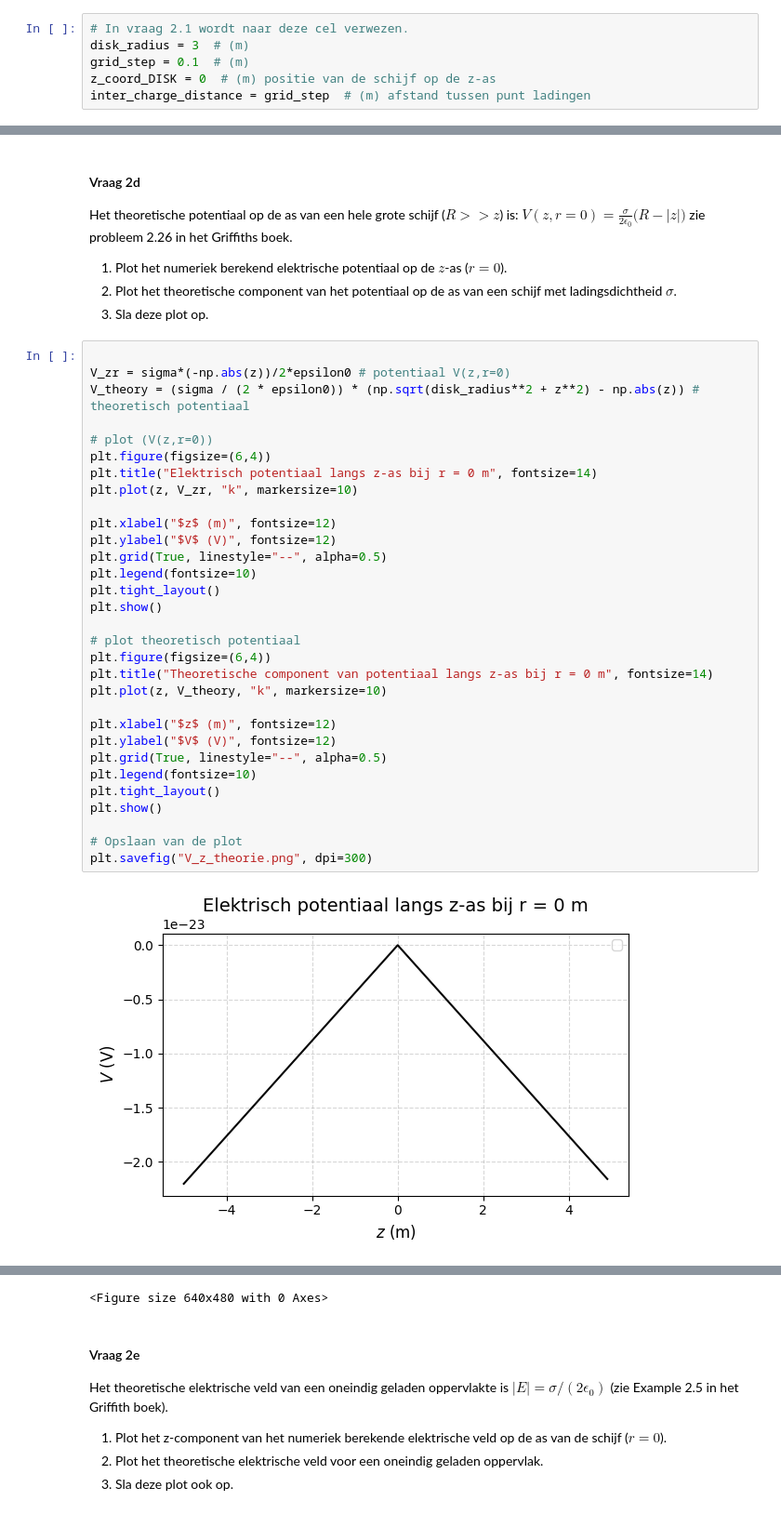
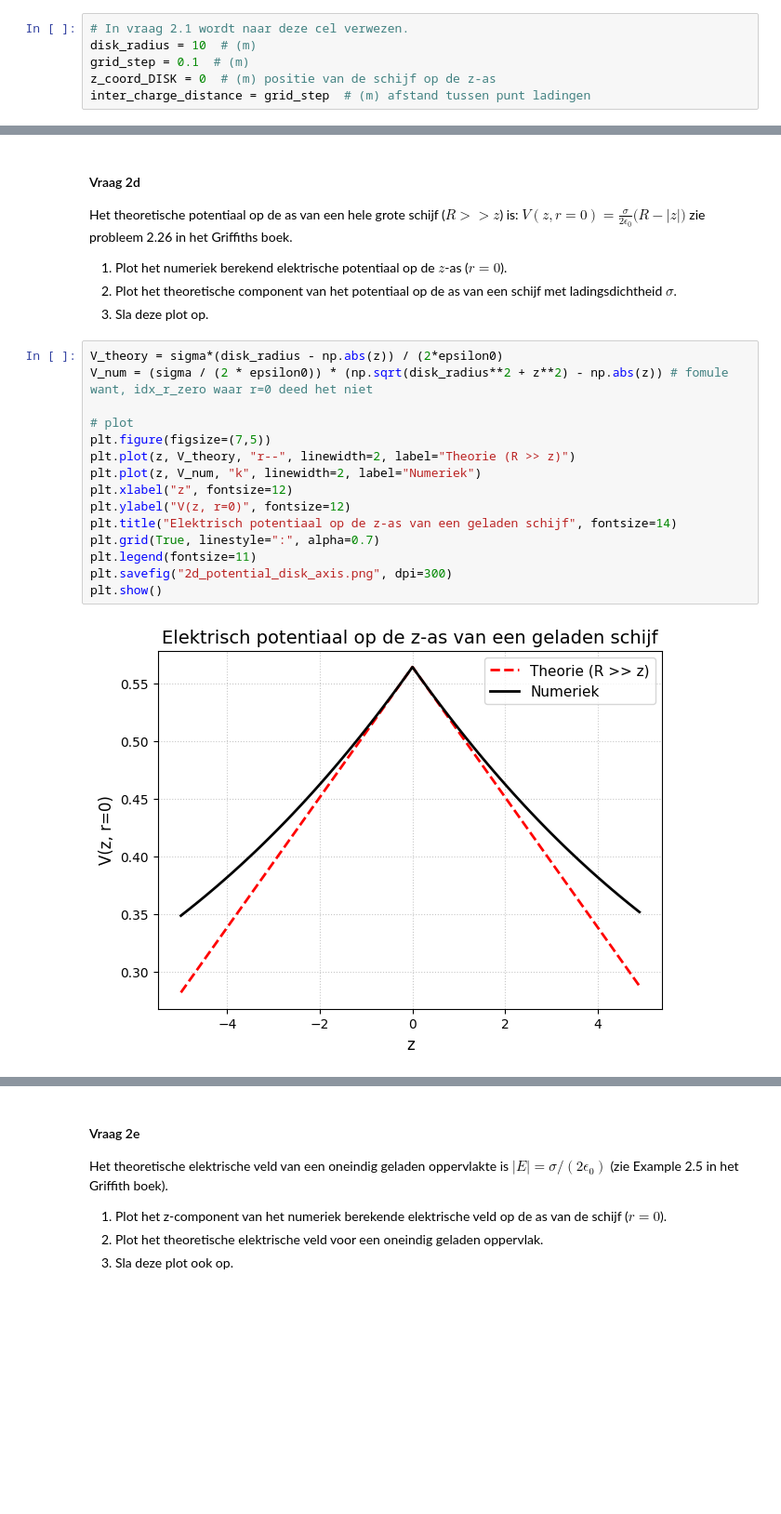
Before and after one commit to Tpalders/opdrachten-DEF-D, a Jupyter notebook: DigitaleOntwerpopdrachten/1CondensatorOpdracht/CondensatorOntwerpopdracht.ipynb, the cells around one changed output, grey strips where cells are left out. Shown at 93% size. Cells and saved outputs as stored; diff of their text form; blank space fills up the shorter version.

```diff
--- a/DigitaleOntwerpopdrachten/1CondensatorOpdracht/CondensatorOntwerpopdracht.ipynb
+++ b/DigitaleOntwerpopdrachten/1CondensatorOpdracht/CondensatorOntwerpopdracht.ipynb
@@ -201,7 +201,7 @@ De exponent (n) is: -2.0e+00 ±  1.5e-03
 In de code hieronder wordt een geladen schijf gemaakt via het superpositie principe. Dit wordt gedaan door een rooster van punten in de ruimte te creëren, alle punten die voldoen aan $z = 0$ m en $r < R$ krijgen een lading charge_one_point en vanuit hier wordt het potentiaal bepaald. Hier is de $z$-as de as van de schijf en de r as de afstand tot de $z$-as.
 # %%
 # In vraag 2.1 wordt naar deze cel verwezen.
-disk_radius = 3  # (m)
+disk_radius = 10  # (m)
 grid_step = 0.1  # (m)
 z_coord_DISK = 0  # (m) positie van de schijf op de z-as
 inter_charge_distance = grid_step  # (m) afstand tussen punt ladingen
@@ -300,35 +300,19 @@ zie probleem 2.26 in het Griffiths boek.
 2. Plot het theoretische component van het potentiaal op de as van een schijf met ladingsdichtheid $\sigma$.
 3. Sla deze plot op.
 # %%
+V_theory = sigma*(disk_radius - np.abs(z)) / (2*epsilon0)
+V_num = (sigma / (2 * epsilon0)) * (np.sqrt(disk_radius**2 + z**2) - np.abs(z)) # fomule want, idx_r_zero waar r=0 deed het niet
 
-V_zr = sigma*(-np.abs(z))/2*epsilon0 # potentiaal V(z,r=0)
-V_theory = (sigma / (2 * epsilon0)) * (np.sqrt(disk_radius**2 + z**2) - np.abs(z)) # theoretisch potentiaal
-
-# plot (V(z,r=0))
-plt.figure(figsize=(6,4))
-plt.title("Elektrisch potentiaal langs z-as bij r = 0 m", fontsize=14)
-plt.plot(z, V_zr, "k", markersize=10)
-
-plt.xlabel("$z$ (m)", fontsize=12)
-plt.ylabel("$V$ (V)", fontsize=12)
-plt.grid(True, linestyle="--", alpha=0.5)
-plt.legend(fontsize=10)
-plt.tight_layout()
+# plot
+plt.figure(figsize=(7,5))
+plt.plot(z, V_theory, "r--", linewidth=2, label="Theorie (R >> z)")
+plt.plot(z, V_num, "k", linewidth=2, label="Numeriek")
+plt.xlabel("z", fontsize=12)
+plt.ylabel("V(z, r=0)", fontsize=12)
+plt.title("Elektrisch potentiaal op de z-as van een geladen schijf", fontsize=14)
+plt.grid(True, linestyle=":", alpha=0.7)
+plt.legend(fontsize=11)
+plt.savefig("2d_potential_disk_axis.png", dpi=300)
 plt.show()
-
-# plot theoretisch potentiaal
-plt.figure(figsize=(6,4))
-plt.title("Theoretische component van potentiaal langs z-as bij r = 0 m", fontsize=14)
-plt.plot(z, V_theory, "k", markersize=10)
-
-plt.xlabel("$z$ (m)", fontsize=12)
-plt.ylabel("$V$ (V)", fontsize=12)
-plt.grid(True, linestyle="--", alpha=0.5)
-plt.legend(fontsize=10)
-plt.tight_layout()
-plt.show()
-
-# Opslaan van de plot
-plt.savefig("V_z_theorie.png", dpi=300)
 # %% [output]
-[figure, old version]
+[figure, new version]
@@ -336,4 +319,3 @@ plt.savefig("V_z_theorie.png", dpi=300)
-<Figure size 640x480 with 0 Axes>
 # %% [markdown]
 #### Vraag 2e
 
```
Also changed, not shown: parts of 23 cells of this notebook, 6 other files.
